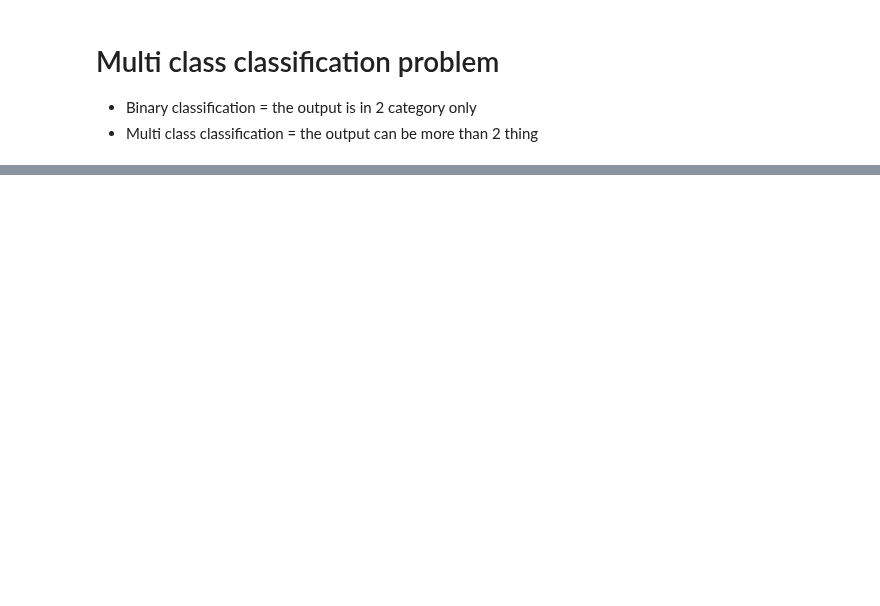
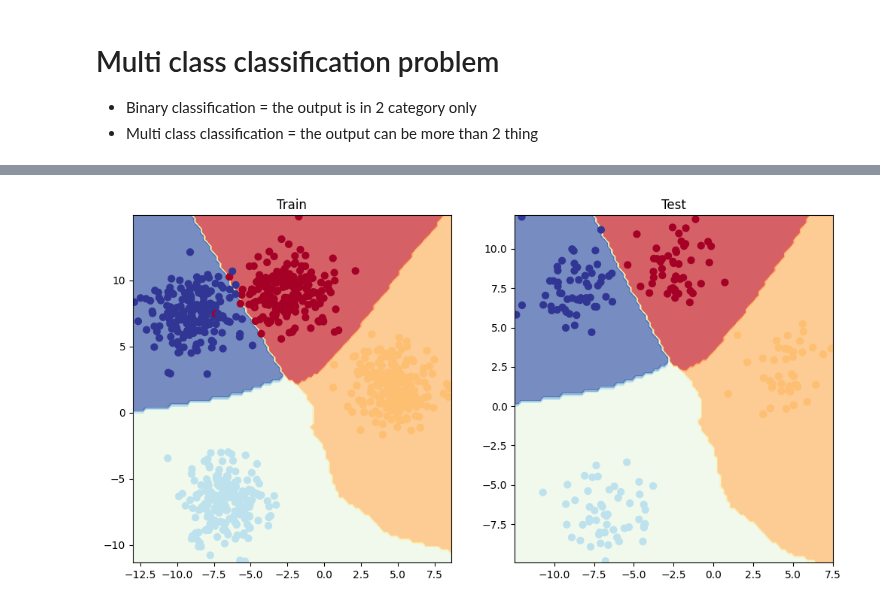
Before and after one commit to GaborVxxx/ml_notes, a Jupyter notebook: L5.ipynb, the cells around one changed output, grey strips where cells are left out. Cells and saved outputs as stored; diff of their text form; code cells hidden in the pictures; blank space fills up the shorter version.

```diff
--- a/L5.ipynb
+++ b/L5.ipynb
@@ -59,0 +189,36 @@ device
+# %%
+# Build the loop
+
+for epoch in range(NUM_EPOCHS):
+  model.train()
+
+  y_logits = model(X_train)
+
+  y_pred = torch.softmax(y_logits, dim=1) # NOTE: we dont have to calculate softmax as the nn.CrossEntropyLoss() take logits and it do softmax calculation any way, and we not even use this value, we only use it for accurecy calculation
+
+  acc = accuracy_fn(y_true=y_train, y_pred=y_pred.argmax(dim=1)) # this function take 2 array, the lables and the prediction, here we need to use soft max to get the probablility and pick out the top probablility and use it as athe predicted lable
+
+  loss = loss_fn(y_logits, y_train.long()) # take int only for nn.CrossEntropyLoss()
+
+  optimizer.zero_grad()
+
+  loss.backward()
+
+  optimizer.step()
+
+  model.eval()
+  with torch.inference_mode():
+
+    y_logits_test = model(X_test)
+
+    y_pred_test = torch.softmax(y_logits_test, dim=1) # NOTE: we dont have to calculate softmax as the nn.CrossEntropyLoss() take logits and it do softmax calculation any way, and we not even use this value, we only use it for accurecy calculation
+
+    test_acc = accuracy_fn(y_true=y_test, y_pred=y_pred_test.argmax(dim=1)) # this function take 2 array, the lables and the prediction, here we need to use soft max to get the probablility and pick out the top probablility and use it as athe predicted lable
+
+    test_loss = loss_fn(y_logits_test, y_test.long()) # take int only for nn.CrossEntropyLoss()
+
+    if epoch % 100 == 0:
+      print(f"Epoch: {epoch}, loss: {loss:.4f}, acc: {acc:.2f}% testloss: {test_loss:.4f}, test_acc: {test_acc:.2f}%")
+      #print(f"X_train shape: {X_train.squeeze(dim=1).shape}, y_train shape: {y_train.shape}")
+      #print(f"y_logits shape: {y_logits.shape}, y_pred shape: {y_pred.shape}")
+      #print(f"y_logits shape: {y_logits.shape}, y_train.squeeze().long() shape: {y_train.squeeze().long().shape}")
@@ -59,0 +236,10 @@ device
+# %%
+plt.figure(figsize=(12, 6))
+plt.subplot(1, 2, 1)
+plt.title("Train")
+plot_decision_boundary(model=model, X=X_train, y=y_train)
+plt.subplot(1, 2, 2)
+plt.title("Test")
+plot_decision_boundary(model=model, X=X_test, y=y_test)
+# %% [output]
+[figure, added]
```
Also changed, not shown: parts of 15 cells of this notebook.
